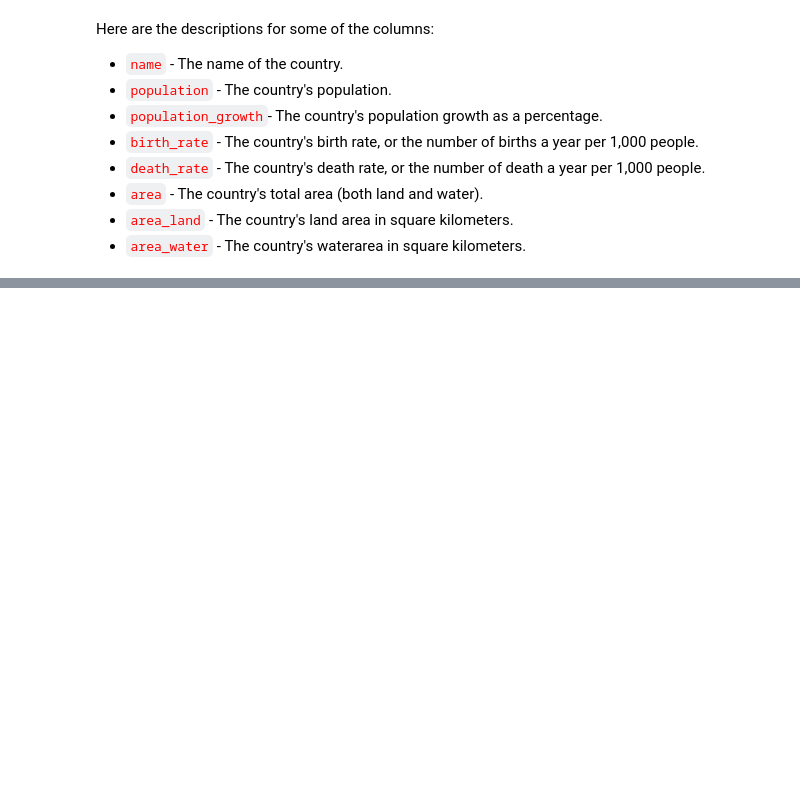
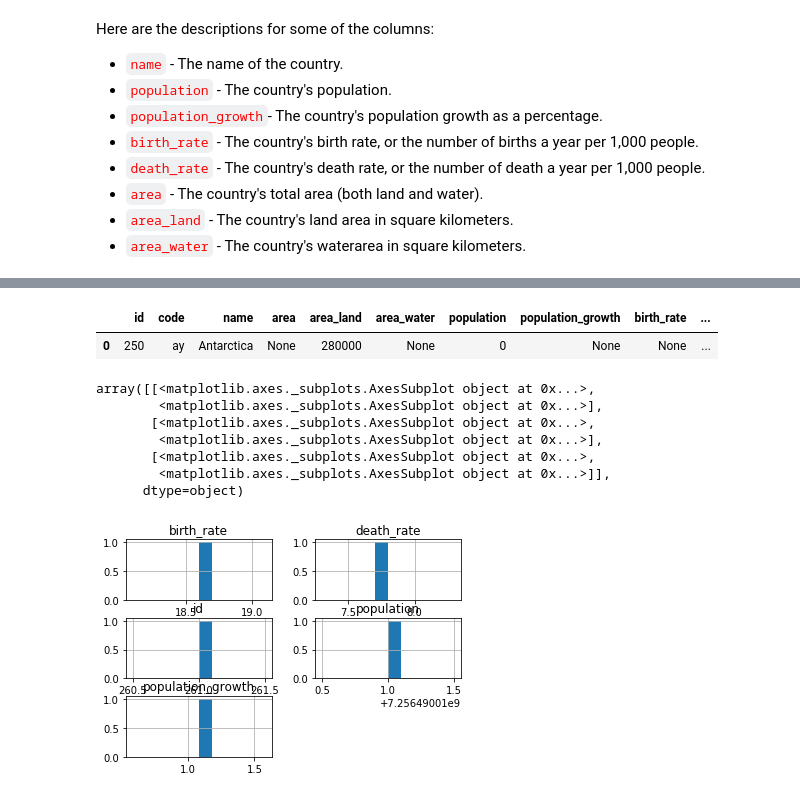
Before and after one commit to pralmeida/dataquest, a Jupyter notebook: Guided Project - Analyzing CIA Factbook Data Using SQLite and Python/Analyzing CIA Factbook Data.ipynb, the cells around one changed output, grey strips where cells are left out. Saved outputs shown, nothing was run; the diff lists cells and outputs as text; code cells hidden in the pictures; blank space fills up the shorter version.

```diff
--- a/Guided Project - Analyzing CIA Factbook Data Using SQLite and Python/Analyzing CIA Factbook Data.ipynb
+++ b/Guided Project - Analyzing CIA Factbook Data Using SQLite and Python/Analyzing CIA Factbook Data.ipynb
@@ -46,0 +62,20 @@ Está completo o passo 1. Falta completar o passo 2
+# %%
+# countries with population 0
+query = 'select * from facts where population = 0'
+pd.read_sql_query(query, conn)
+# %% [output]
+|  | id | code | name | area | area_land | area_water | population | population_growth | birth_rate | ... |
+| 0 | 250 | ay | Antarctica | None | 280000 | None | 0 | None | None | ... |
+# %%
+# countries with population 7256490011
+query = 'select * from facts where population = 7256490011'
+pd.read_sql_query(query, conn)
+# %% [output]
+array([[<matplotlib.axes._subplots.AxesSubplot object at 0x...>,
+        <matplotlib.axes._subplots.AxesSubplot object at 0x...>],
+       [<matplotlib.axes._subplots.AxesSubplot object at 0x...>,
+        <matplotlib.axes._subplots.AxesSubplot object at 0x...>],
+       [<matplotlib.axes._subplots.AxesSubplot object at 0x...>,
+        <matplotlib.axes._subplots.AxesSubplot object at 0x...>]],
+      dtype=object)
+[figure, added]
```
Also changed, not shown: parts of 13 cells of this notebook.
